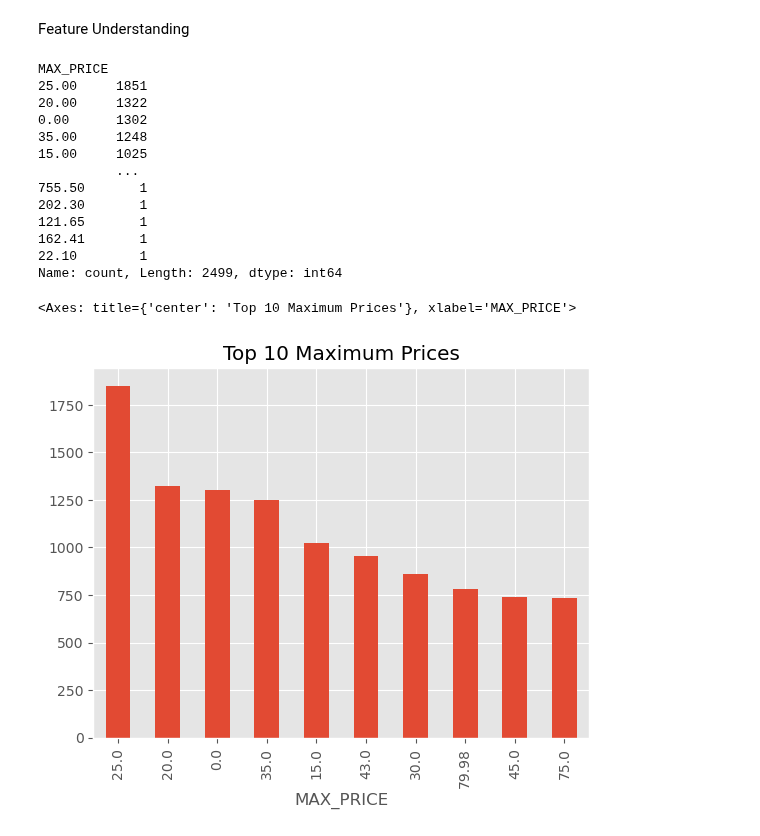
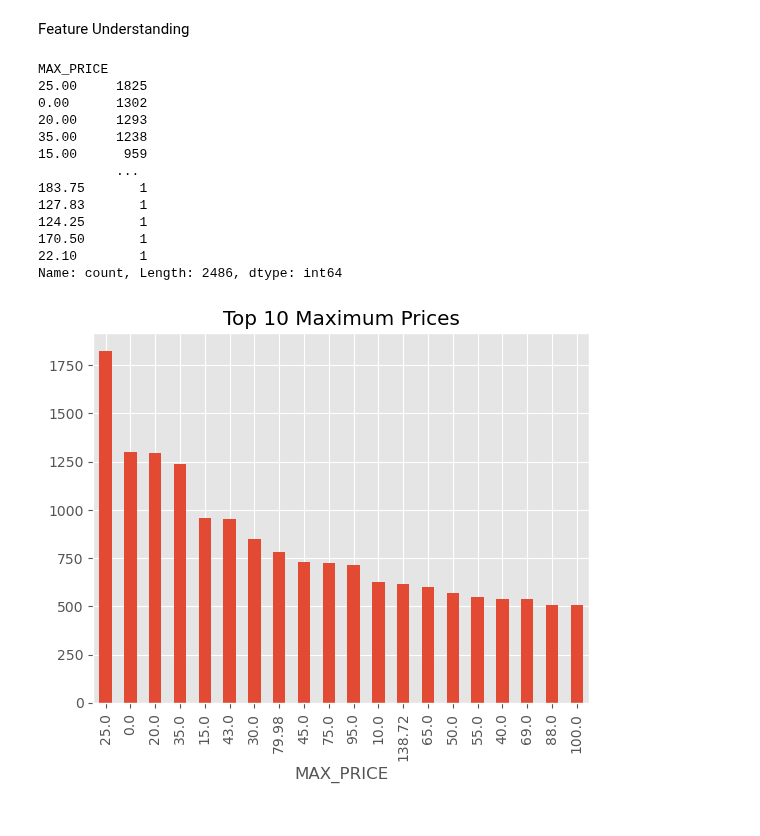
Before and after one commit to dq93/TicketMasterAPI, a Jupyter notebook: notebooks/Jacque_eda.ipynb, the cells around one changed output. Cells and saved outputs as stored; diff of their text form; code cells hidden in the pictures.

```diff
--- a/notebooks/Jacque_eda.ipynb
+++ b/notebooks/Jacque_eda.ipynb
@@ -189,4 +191,6 @@ dtype: object
 # %%
 # check for null values
 df.isna().sum()
+df = df.dropna()
+df.head(20)
 # %% [output]
@@ -262,22 +312,23 @@ Feature Understanding
 df["MAX_PRICE"].value_counts()
 # %% [output]
 MAX_PRICE
-25.00     1851
-20.00     1322
+25.00     1825
 0.00      1302
-35.00     1248
-15.00     1025
+20.00     1293
+35.00     1238
+15.00      959
           ...
-755.50       1
-202.30       1
-121.65       1
-162.41       1
+183.75       1
+127.83       1
+124.25       1
+170.50       1
 22.10        1
-Name: count, Length: 2499, dtype: int64
+Name: count, Length: 2486, dtype: int64
 # %%
-df["MAX_PRICE"].value_counts() \
-    .head(10) \
+ax = df["MAX_PRICE"].value_counts() \
+    .head(20) \
     .plot(kind="bar", title= "Top 10 Maximum Prices")
+# ax.set_xlabel("MAX_PRICE")
+# ax.set_ylabel("STATES")
 # %% [output]
-<Axes: title={'center': 'Top 10 Maximum Prices'}, xlabel='MAX_PRICE'>
-[figure, old version]
+[figure, new version]
```
Also changed, not shown: parts of 10 cells of this notebook.
